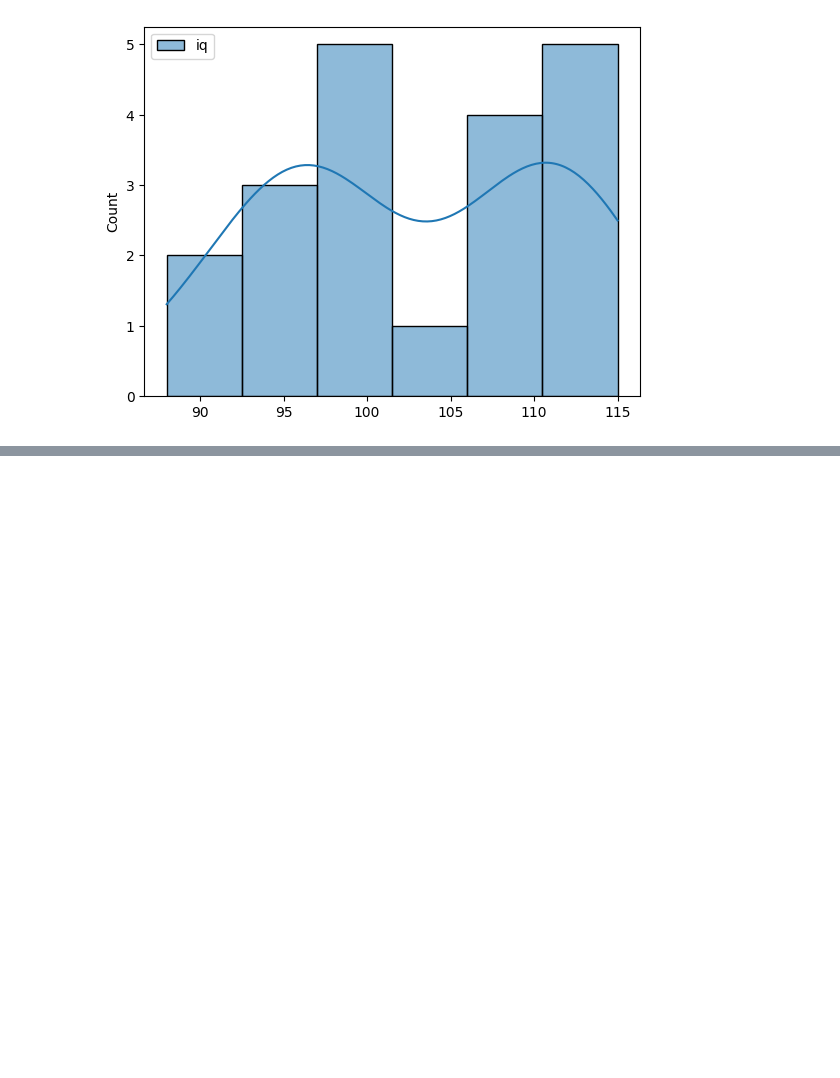
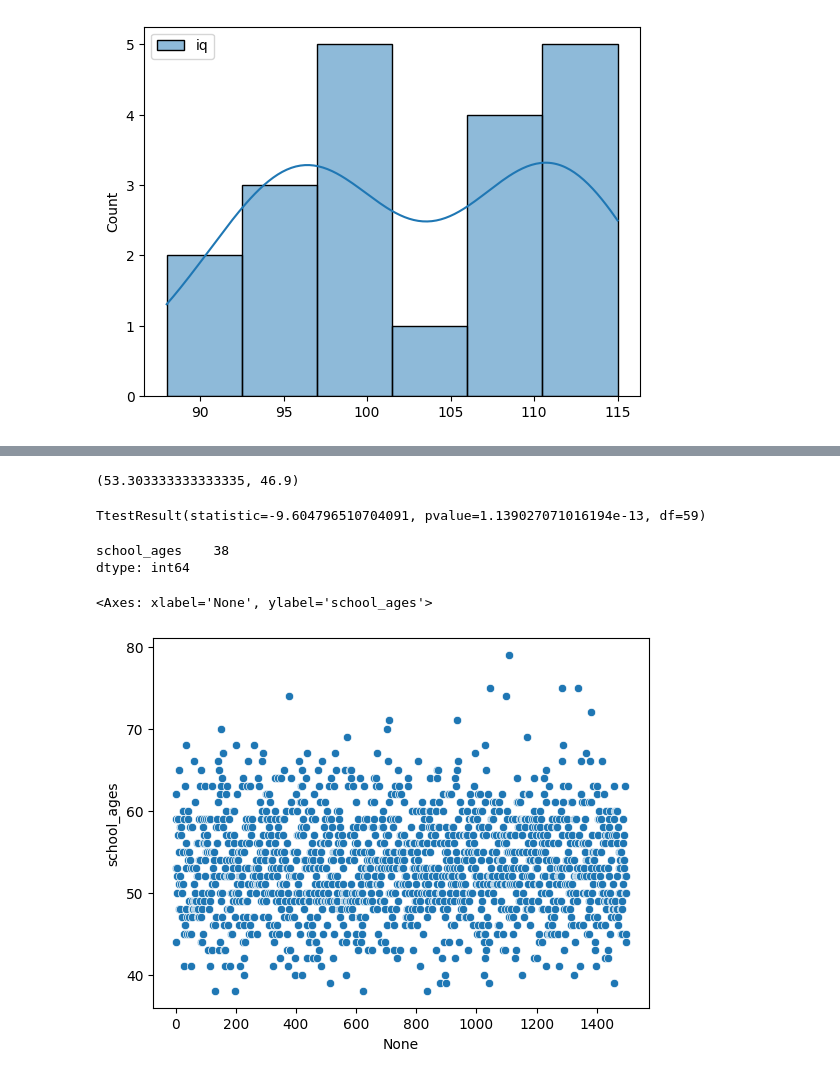
Before and after one commit to rajatvegan/Notebooks, a Jupyter notebook: statistics.ipynb, the cells around one changed output, grey strips where cells are left out. Saved outputs shown, nothing was run; the diff lists cells and outputs as text; code cells hidden in the pictures; blank space fills up the shorter version.

```diff
--- a/statistics.ipynb
+++ b/statistics.ipynb
@@ -36,0 +94,23 @@ sns.histplot(df,kde=True)
+# %%
+np.random.seed(6)
+school_ages=stats.poisson.rvs(loc=18,mu=35,size=1500)
+classA_ages=stats.poisson.rvs(loc=18,mu=30,size=60)
+# %%
+school_ages.mean(),classA_ages.mean()
+# %% [output]
+(53.303333333333335, 46.9)
+# %%
+ttest_1samp(classA_ages, school_ages.mean())
+# %% [output]
+TtestResult(statistic=-9.604796510704091, pvalue=1.139027071016194e-13, df=59)
+# %%
+df = pd.DataFrame({'school_ages':school_ages})
+df.nunique()
+# %% [output]
+school_ages    38
+dtype: int64
+# %%
+sns.scatterplot(x=df.index, y=df['school_ages'])
+# %% [output]
+<Axes: xlabel='None', ylabel='school_ages'>
+[figure, added]
```
Also changed, not shown: parts of 16 cells of this notebook.
